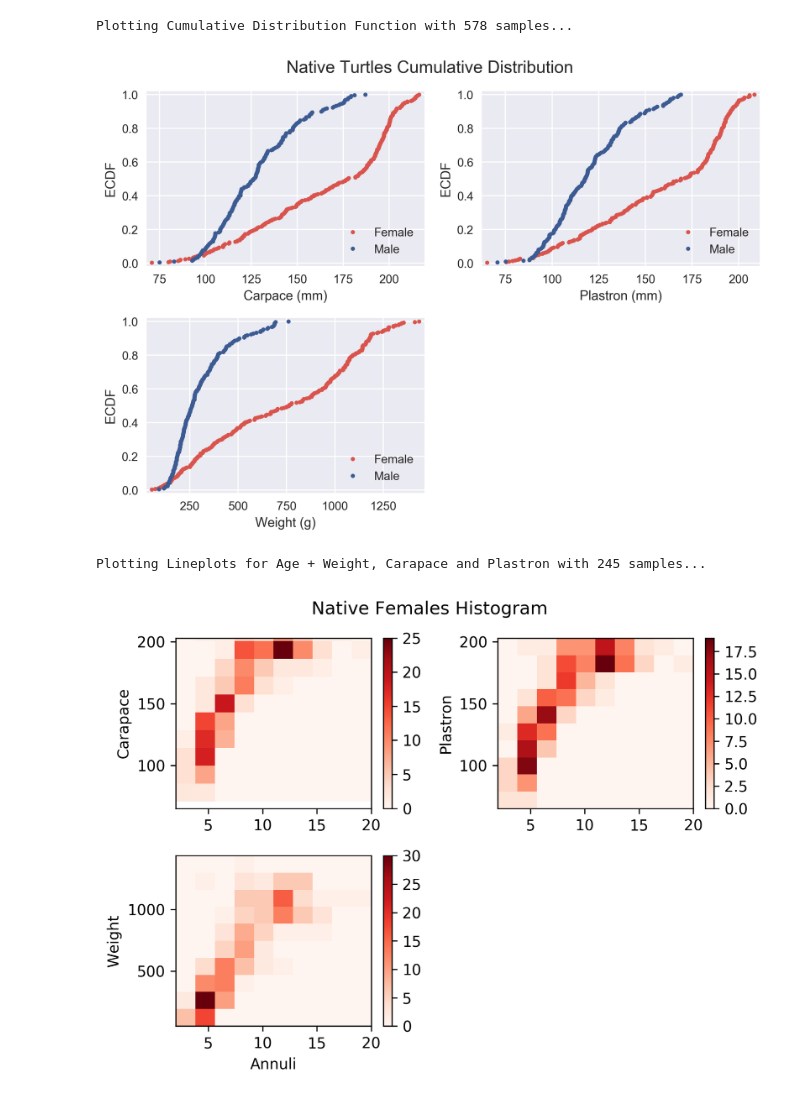
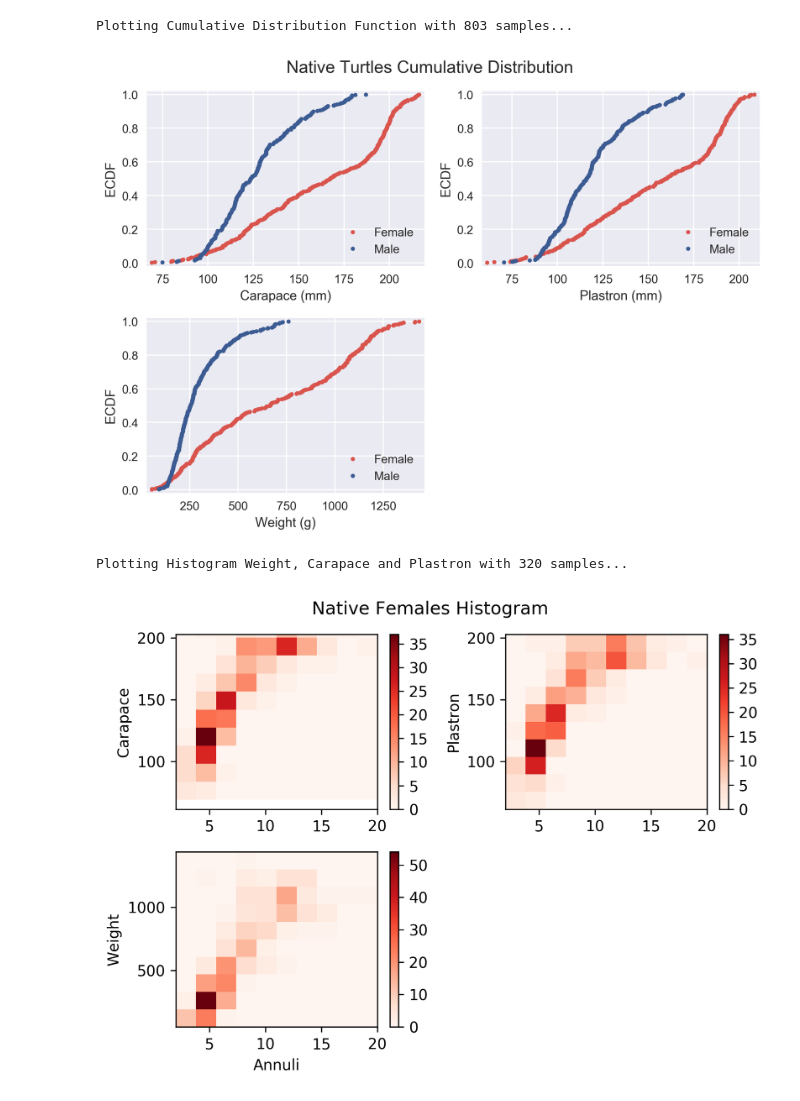
Before and after one commit to kimko/turtles-way-down, a Jupyter notebook: turtles-way-down.ipynb, the cells around one changed output. Saved outputs shown, nothing was run; the diff lists cells and outputs as text; code cells hidden in the pictures.

```diff
--- a/turtles-way-down.ipynb
+++ b/turtles-way-down.ipynb
@@ -51,5 +83,5 @@ Plotting swarm plot with 578 samples...
 # %%
-### ECDFs
+### Same information as beswars above just displayed as ECDFs
 plt.style.use('seaborn-notebook')
 plt.rcParams['figure.dpi'] = 300
 colors = [sns.xkcd_rgb['pale red'],sns.xkcd_rgb['denim blue']]
@@ -67,38 +99,38 @@ x_CarapaceM, y_CarapaceM = hlp.ecdf(natives[natives['Gender']=='m']['Carapace'])
 _ = plt.subplot(2,2,1)
 _ = plt.plot(x_CarapaceF, y_CarapaceF, marker='.',linestyle = 'none',color=colors[0])
 _ = plt.plot(x_CarapaceM, y_CarapaceM, marker='.',linestyle = 'none',color=colors[1])
 _ = plt.margins(0.02)
 _ = plt.legend(('Female', 'Male'), loc='lower right')
-_ = plt.xlabel('Carpace (mm)')
+_ = plt.xlabel('Carapace (mm)')
 _ = plt.ylabel('ECDF')
 
 x_PlastronF, y_PlastronF = hlp.ecdf(natives[natives['Gender']=='f']['Plastron'])
 x_PlastronM, y_PlastronM = hlp.ecdf(natives[natives['Gender']=='m']['Plastron'])
 
 _ = plt.subplot(2,2,2)
 _ = plt.plot(x_PlastronF, y_PlastronF, marker='.',linestyle = 'none',color=colors[0])
 _ = plt.plot(x_PlastronM, y_PlastronM, marker='.',linestyle = 'none',color=colors[1])
 _ = plt.margins(0.02)
 _ = plt.legend(('Female', 'Male'), loc='lower right')
 _ = plt.xlabel('Plastron (mm)')
 _ = plt.ylabel('ECDF')
 _ = plt.tight_layout(rect=[0, 0.03, 1, 0.95])
 
 x_WeightF, y_WeightF = hlp.ecdf(natives[natives['Gender']=='f']['Weight'])
 x_WeightM, y_WeightM = hlp.ecdf(natives[natives['Gender']=='m']['Weight'])
 
 _ = plt.subplot(2,2,3)
 _ = plt.plot(x_WeightF, y_WeightF, marker='.',linestyle = 'none',color=colors[0])
 _ = plt.plot(x_WeightM, y_WeightM, marker='.',linestyle = 'none',color=colors[1])
 _ = plt.margins(0.02)
 _ = plt.legend(('Female', 'Male'), loc='lower right')
 _ = plt.xlabel('Weight (g)')
 _ = plt.ylabel('ECDF')
 # %% [output]
-Plotting Cumulative Distribution Function with 578 samples...
+Plotting Cumulative Distribution Function with 803 samples...
-[figure, old version]
+[figure, new version]
 # %%
-#hist2d females
+#2d histogram Carapace / Plastron / Weight - Females
 sns.reset_orig()
 #plt.style.use('seaborn-notebook')
 plt.rcParams['figure.dpi'] = 300
@@ -107,7 +139,7 @@ plt.rcParams['figure.dpi'] = 300
 ### FEMALE
 females = natives[natives['Gender']=='f']
 females = females[females['Annuli']!=0]
-print ("Plotting Lineplots for Age + Weight, Carapace and Plastron with " + str(females.Weight.count()) + ' samples...')
+print ("Plotting Histogram Weight, Carapace and Plastron with " + str(females.Weight.count()) + ' samples...')
 
 _ = plt.figure(3)
 _1 =plt.subplot(2,2,1)
@@ -132,6 +164,6 @@ _ = plt.xlabel('Annuli')
 _ = plt.ylabel('Weight')
 _ = plt.tight_layout(rect=[0, 0.03, 1, 0.95])
 # %% [output]
-Plotting Lineplots for Age + Weight, Carapace and Plastron with 245 samples...
+Plotting Histogram Weight, Carapace and Plastron with 320 samples...
-[figure, old version]
+[figure, new version]
 # %%
```
Also changed, not shown: parts of 13 cells of this notebook, 3 other files.
